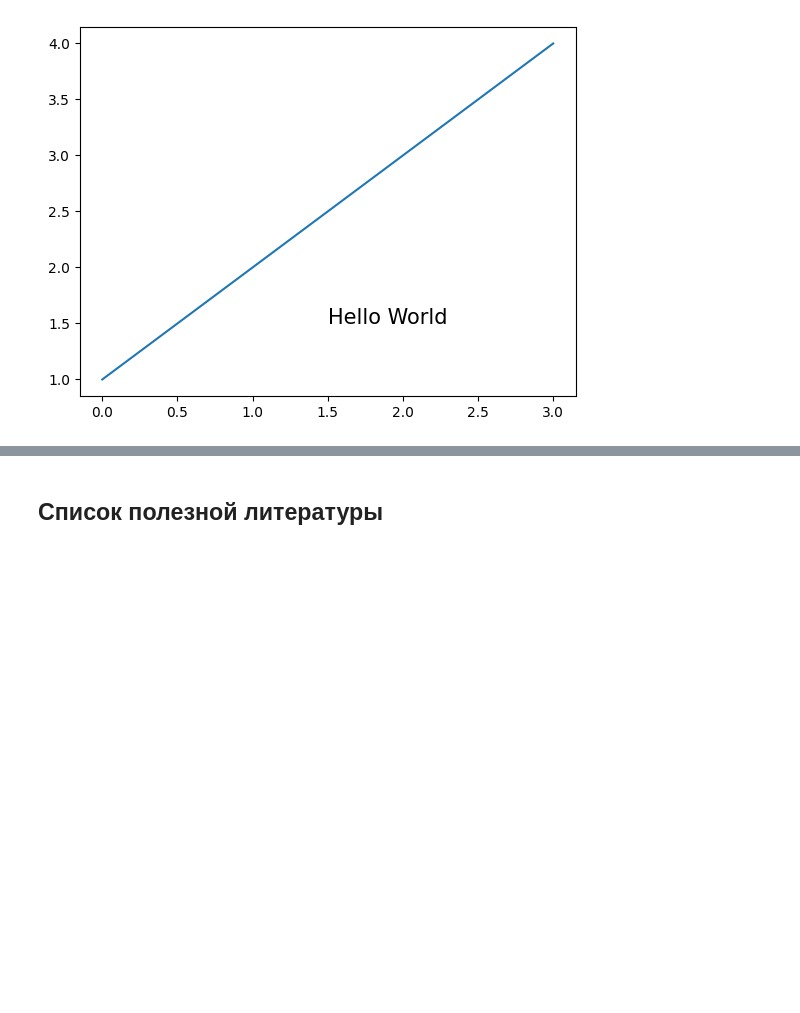
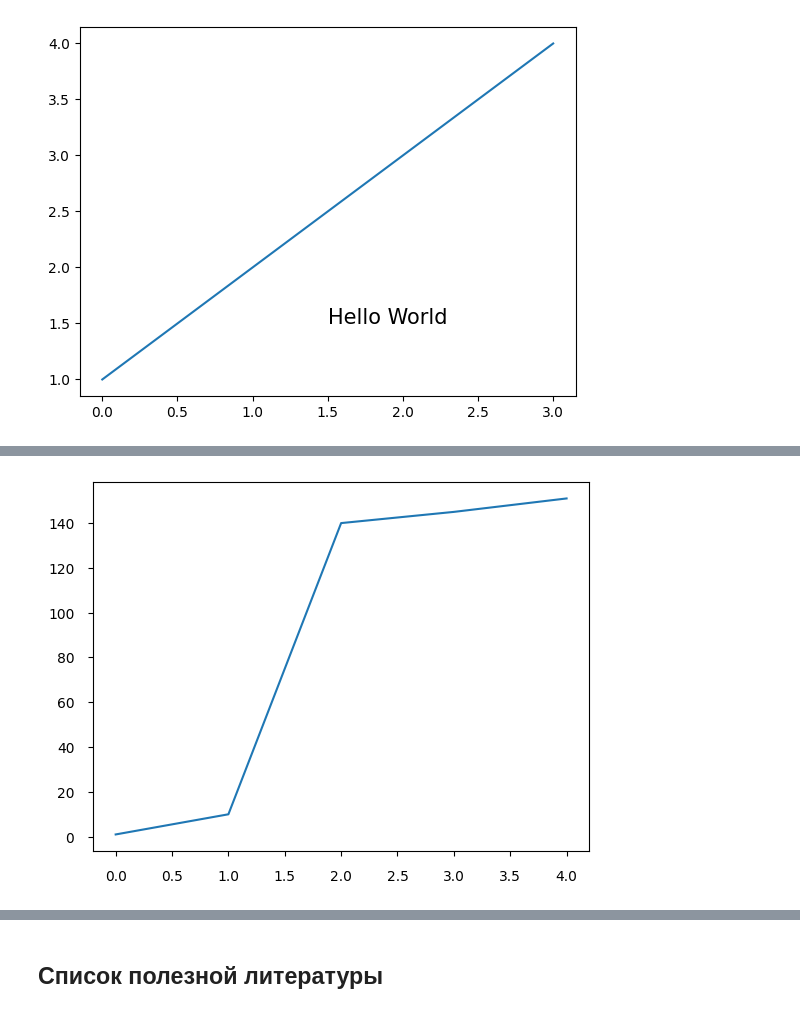
Before and after one commit to b221b/vis43, a Jupyter notebook: Машинное Обучение/Lab03 - ML libraries2/Lab03_homework.ipynb, the cells around one changed output, grey strips where cells are left out. Saved outputs shown, nothing was run; the diff lists cells and outputs as text; code cells hidden in the pictures; blank space fills up the shorter version.

```diff
--- a/Машинное Обучение/Lab03 - ML libraries2/Lab03_homework.ipynb
+++ b/Машинное Обучение/Lab03 - ML libraries2/Lab03_homework.ipynb
@@ -1733,11 +1753,14 @@ plt.show()
 # %%
 # 14 Как настроить положение меток осей в Matplotlib?
 
 import matplotlib.pyplot as plt
-plt.plot([1, 2, 3, 4])
-ax = plt.gca()
-ax.xaxis.set_position('top')
+
+plt.plot([1, 10, 140, 145, 151])
+plt.tick_params(axis='x', direction='out', pad=10)
+plt.tick_params(axis='y', direction='out', pad=10)
 plt.show()
+# %% [output]
+[figure, added]
 # %%
 # 15 Скрыть ось, границы и пробелы в Matplotlib
 
```
Also changed, not shown: parts of 11 cells of this notebook, 2 other files.
